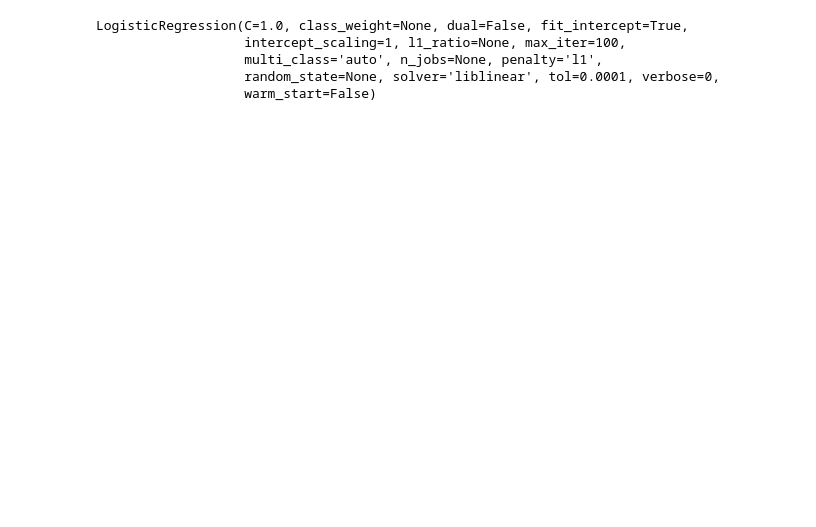
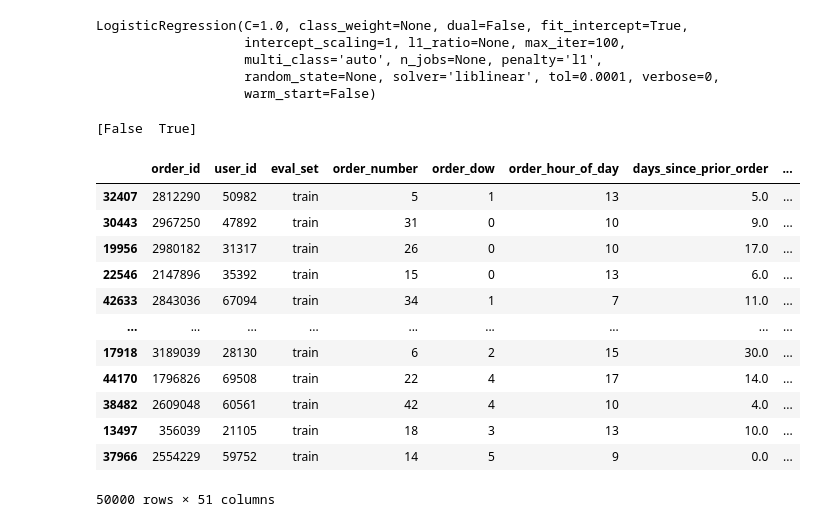
Before and after one commit to jeffcfho/OrganicFoodBuyers, a Jupyter notebook: 3_final_logistic_regression_model.ipynb, the cells around one changed output. Saved outputs shown, nothing was run; the diff lists cells and outputs as text; code cells hidden in the pictures; blank space fills up the shorter version.

```diff
--- a/3_final_logistic_regression_model.ipynb
+++ b/3_final_logistic_regression_model.ipynb
@@ -303,6 +303,28 @@ LogisticRegression(C=1.0, class_weight=None, dual=False, fit_intercept=True,
                    multi_class='auto', n_jobs=None, penalty='l1',
                    random_state=None, solver='liblinear', tol=0.0001, verbose=0,
                    warm_start=False)
+# %%
+print(logisticRegr.classes_) #second column is True
+df['predicted_prob'] = logisticRegr.predict_proba(df[feature_cols])[:,1]
+df['user_dropdown'] = df.apply(lambda x: f"User {x['user_id']} (p={x['predicted_prob']:.3f})",axis=1)
+df['user_emails'] = df.apply(lambda x: f"User {x['user_id']} <user{x['user_id']}@email.com)",axis=1)
+df = df.sort_values(by='predicted_prob',ascending=False)
+display(df)
+# %% [output]
+[False  True]
+|  | order_id | user_id | eval_set | order_number | order_dow | order_hour_of_day | days_since_prior_order | ... |
+| 32407 | 2812290 | 50982 | train | 5 | 1 | 13 | 5.0 | ... |
+| 30443 | 2967250 | 47892 | train | 31 | 0 | 10 | 9.0 | ... |
+| 19956 | 2980182 | 31317 | train | 26 | 0 | 10 | 17.0 | ... |
+| 22546 | 2147896 | 35392 | train | 15 | 0 | 13 | 6.0 | ... |
+| 42633 | 2843036 | 67094 | train | 34 | 1 | 7 | 11.0 | ... |
+| ... | ... | ... | ... | ... | ... | ... | ... | ... |
+| 17918 | 3189039 | 28130 | train | 6 | 2 | 15 | 30.0 | ... |
+| 44170 | 1796826 | 69508 | train | 22 | 4 | 17 | 14.0 | ... |
+| 38482 | 2609048 | 60561 | train | 42 | 4 | 10 | 4.0 | ... |
+| 13497 | 356039 | 21105 | train | 18 | 3 | 13 | 10.0 | ... |
+| 37966 | 2554229 | 59752 | train | 14 | 5 | 9 | 0.0 | ... |
+50000 rows × 51 columns
 # %%
 # save df for targeting users later
 df.to_csv('modeling_dfs/final_users_50k.csv')
```
Also changed, not shown: parts of 8 cells of this notebook, 4 other files.
